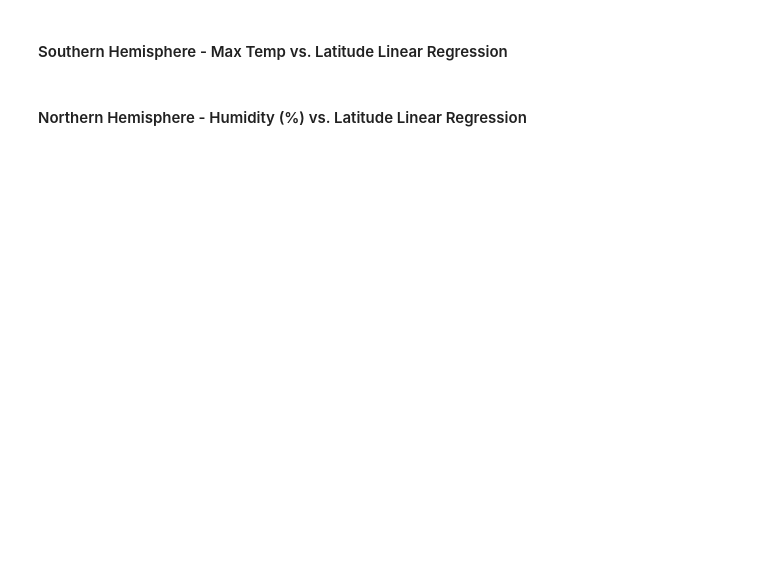
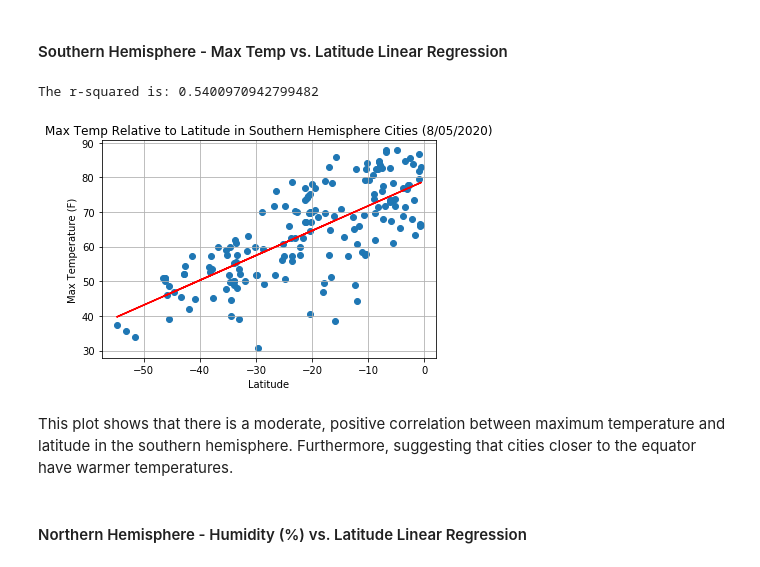
Before and after one commit to ckaady/python-api-challenge, a Jupyter notebook: WeatherPy/WeatherPy.ipynb, the cells around one changed output. Drawn from its saved outputs; the diff is of its cells as text; code cells hidden in the pictures; blank space fills up the shorter version.

```diff
--- a/WeatherPy/WeatherPy.ipynb
+++ b/WeatherPy/WeatherPy.ipynb
@@ -323,4 +350,25 @@ south_hem_df = cleaned_weather_df.loc[(cleaned_weather_df["Lat"] >= -90) & (clea
 # %% [markdown]
 ####  Southern Hemisphere - Max Temp vs. Latitude Linear Regression
+# %%
+x_values = south_hem_df["Lat"]
+y_values = south_hem_df["Max Temp (F)"]
+(slope, intercept, rvalue, pvalue, stderr) = linregress(x_values.tolist(), y_values.tolist())
+regress_values = x_values * slope + intercept
+line_eq = "y = " + str(round(slope,2)) + "x + " + str(round(intercept,2))
+plt.scatter(x_values,y_values)
+plt.plot(x_values,regress_values,"r-")
+plt.annotate(line_eq,(6,45),fontsize=15,color="red")
+plt.title("Max Temp Relative to Latitude in Southern Hemisphere Cities (8/05/2020)")
+plt.xlabel("Latitude")
+plt.ylabel("Max Temperature (F)")
+plt.grid(True)
+print(f"The r-squared is: {rvalue**2}")
+plt.savefig('output_data/SouthHemMaxTempVsLat.png')
+plt.show()
+# %% [output]
+The r-squared is: 0.5400970942799482
+[figure, added]
+# %% [markdown]
+This plot shows that there is a moderate, positive correlation between maximum temperature and latitude in the southern hemisphere. Furthermore, suggesting that cities closer to the equator have warmer temperatures.
 # %% [markdown]
 ####  Northern Hemisphere - Humidity (%) vs. Latitude Linear Regression
```
Also changed, not shown: parts of 30 cells of this notebook, 9 other files.
